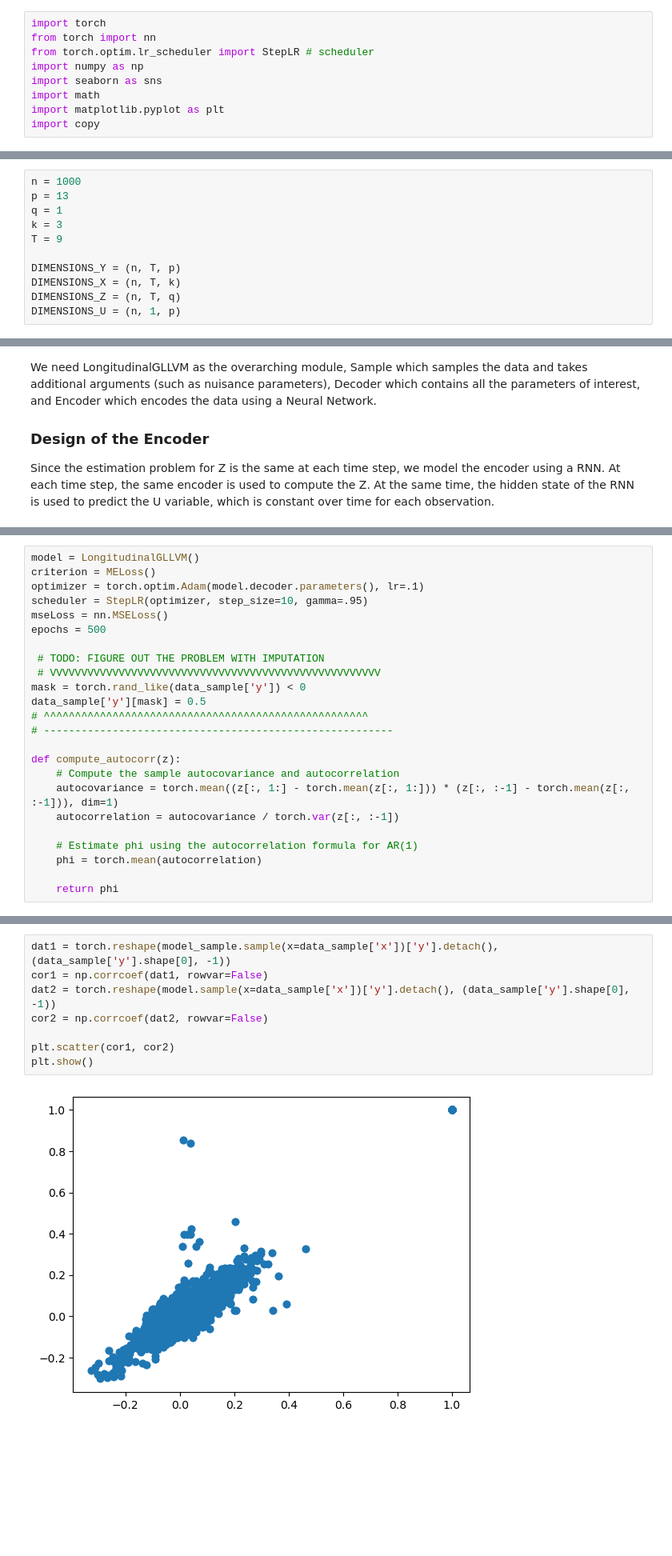
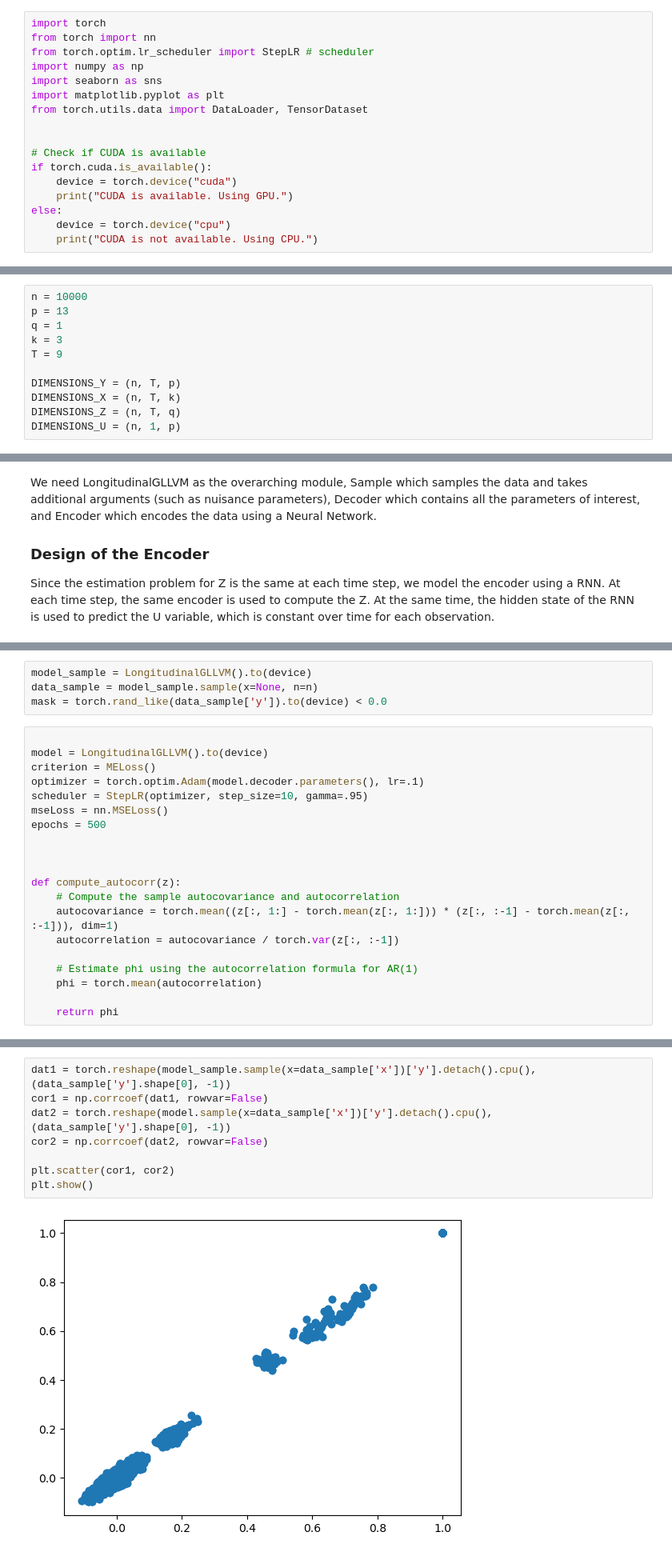
Before and after one commit to wiwh/gllvmprime, a Jupyter notebook: code/GLLVM_longitudinal.ipynb, the cells around one changed output, grey strips where cells are left out. Shown: that part at 80% size. Cells and saved outputs as stored; diff of their text form; blank space fills up the shorter version.

```diff
--- a/code/GLLVM_longitudinal.ipynb
+++ b/code/GLLVM_longitudinal.ipynb
@@ -6,6 +6,14 @@ from torch import nn
 from torch.optim.lr_scheduler import StepLR # scheduler
 import numpy as np
 import seaborn as sns
-import math
 import matplotlib.pyplot as plt
-import copy
+from torch.utils.data import DataLoader, TensorDataset
+
+
+# Check if CUDA is available
+if torch.cuda.is_available():
+    device = torch.device("cuda")
+    print("CUDA is available. Using GPU.")
+else:
+    device = torch.device("cpu")
+    print("CUDA is not available. Using CPU.")
@@ -12,7 +22,7 @@ import copy
 # %% [markdown]
 A Longitudinal GLLVM is a model with 1 variable per period for T periods, n observations, and p responses, and k covariates. We also have a random effect for each observation x response.
 # %%
-n = 1000
+n = 10000
 p = 13
 q = 1
 k = 3
@@ -314,17 +305,17 @@ model_sample.encoder.plot(data_example['x'], data_example['y'], data_example['z'
+# %%
+model_sample = LongitudinalGLLVM().to(device)
+data_sample = model_sample.sample(x=None, n=n)
+mask = torch.rand_like(data_sample['y']).to(device) < 0.0
 # %%
-model = LongitudinalGLLVM()
+
+model = LongitudinalGLLVM().to(device)
 criterion = MELoss()
 optimizer = torch.optim.Adam(model.decoder.parameters(), lr=.1)
 scheduler = StepLR(optimizer, step_size=10, gamma=.95)
 mseLoss = nn.MSELoss()
 epochs = 500
 
- # TODO: FIGURE OUT THE PROBLEM WITH IMPUTATION
- # VVVVVVVVVVVVVVVVVVVVVVVVVVVVVVVVVVVVVVVVVVVVVVVVVVVVV
-mask = torch.rand_like(data_sample['y']) < 0
-data_sample['y'][mask] = 0.5
-# ^^^^^^^^^^^^^^^^^^^^^^^^^^^^^^^^^^^^^^^^^^^^^^^^^^^^
-# --------------------------------------------------------
+
 
 def compute_autocorr(z):
     # Compute the sample autocovariance and autocorrelation
@@ -486,10 +446,10 @@ model.encoder.plot(data_sample['x'], data_sample['y'], data_sample['z'], data_sa
 # %%
-dat1 = torch.reshape(model_sample.sample(x=data_sample['x'])['y'].detach(), (data_sample['y'].shape[0], -1))
+dat1 = torch.reshape(model_sample.sample(x=data_sample['x'])['y'].detach().cpu(), (data_sample['y'].shape[0], -1))
 cor1 = np.corrcoef(dat1, rowvar=False)
-dat2 = torch.reshape(model.sample(x=data_sample['x'])['y'].detach(), (data_sample['y'].shape[0], -1))
+dat2 = torch.reshape(model.sample(x=data_sample['x'])['y'].detach().cpu(), (data_sample['y'].shape[0], -1))
 cor2 = np.corrcoef(dat2, rowvar=False)
 
 plt.scatter(cor1, cor2)
 plt.show()
 # %% [output]
-[figure, old version]
+[figure, new version]
```
Also changed, not shown: parts of 12 cells of this notebook, 2 other files.
